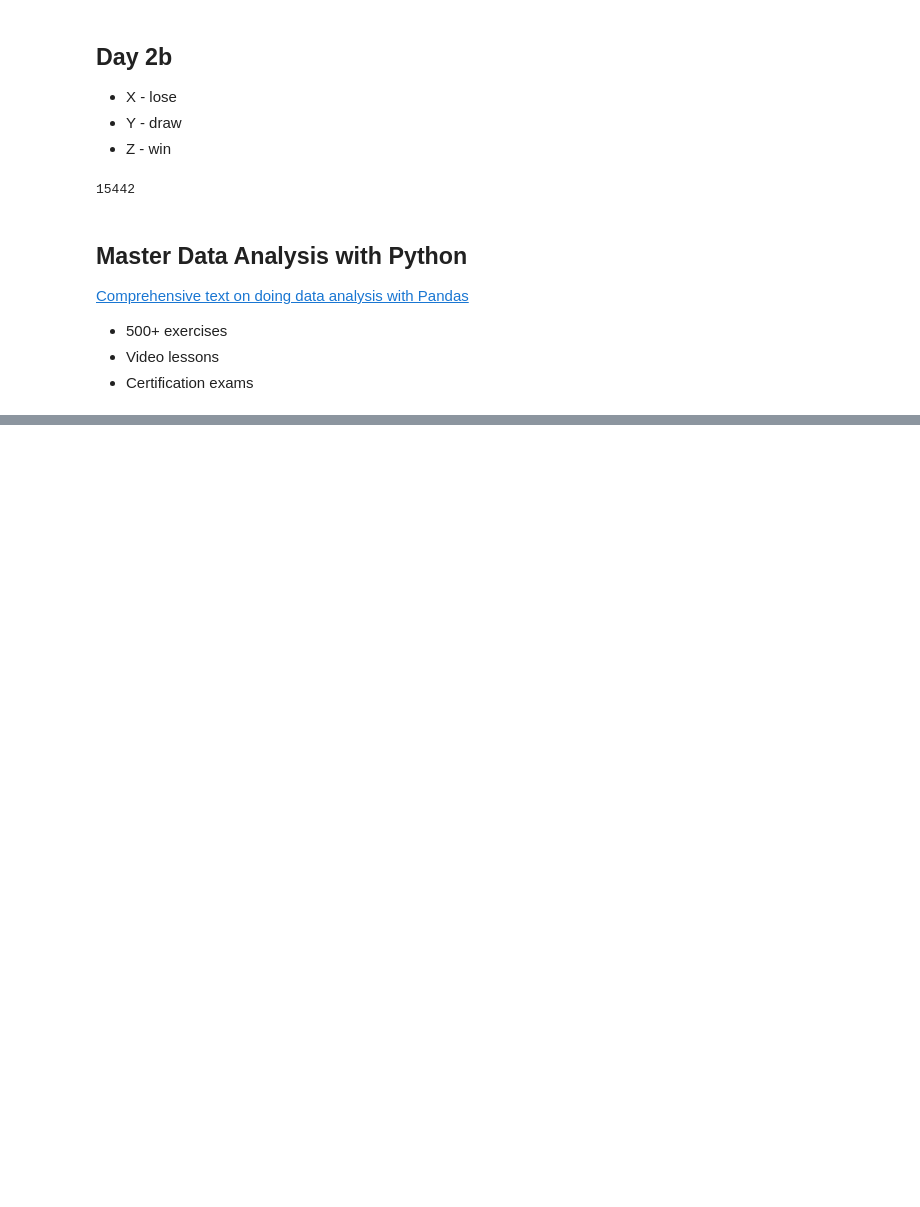
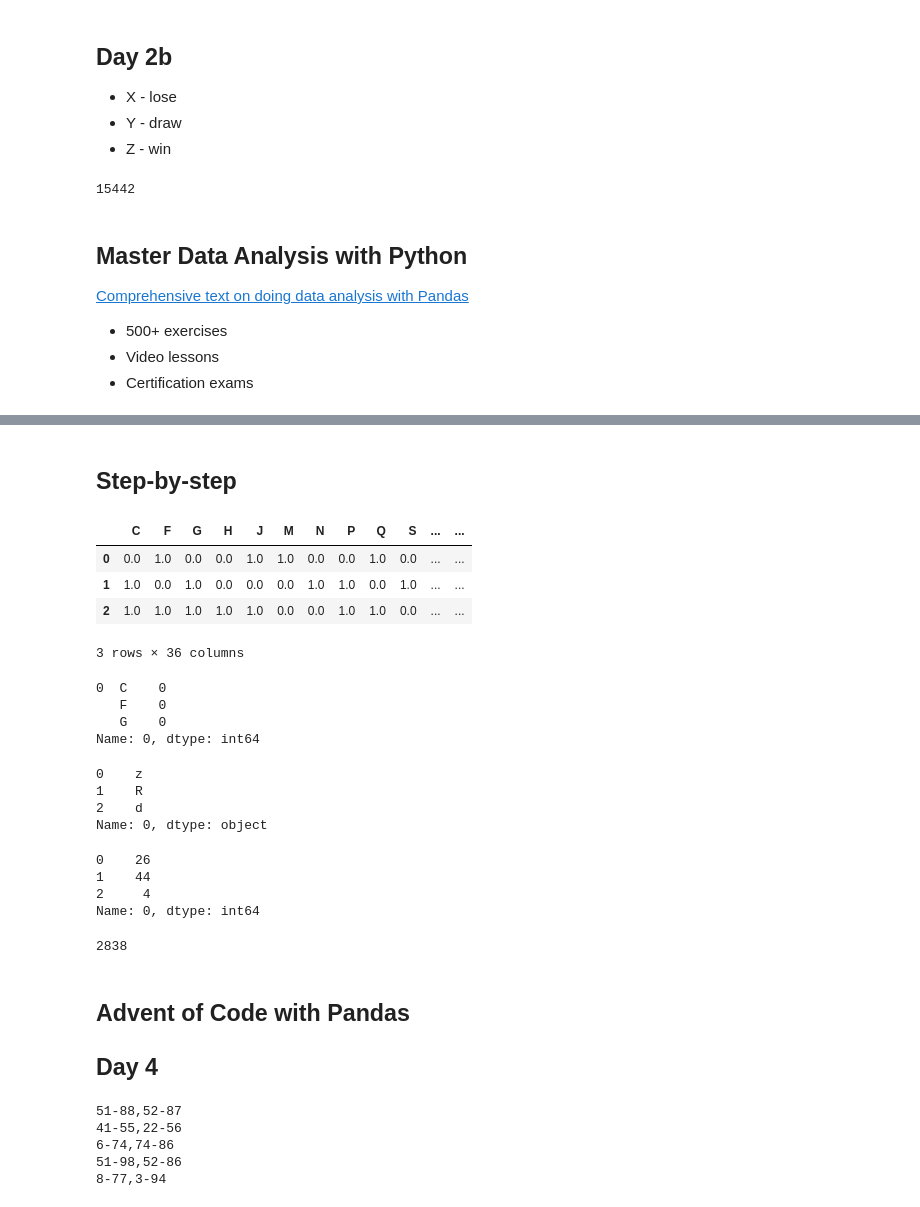
Before and after one commit to tdpetrou/Advent-of-Code-Pandas, a Jupyter notebook: 2022/Problems.ipynb, the cells around one changed output, grey strips where cells are left out. Cells and saved outputs as stored; diff of their text form; code cells hidden in the pictures; blank space fills up the shorter version.

```diff
--- a/2022/Problems.ipynb
+++ b/2022/Problems.ipynb
@@ -135,0 +290,55 @@ s.replace({'A X': 3,
+# %% [markdown]
+## Step-by-step
+# %%
+(s.groupby(groups)
+  .apply(lambda x: x.str.get_dummies(''))).head(3)
+# %% [output]
+|  | C | F | G | H | J | M | N | P | Q | S | ... | ... |
+| 0 | 0.0 | 1.0 | 0.0 | 0.0 | 1.0 | 1.0 | 0.0 | 0.0 | 1.0 | 0.0 | ... | ... |
+| 1 | 1.0 | 0.0 | 1.0 | 0.0 | 0.0 | 0.0 | 1.0 | 1.0 | 0.0 | 1.0 | ... | ... |
+| 2 | 1.0 | 1.0 | 1.0 | 1.0 | 1.0 | 0.0 | 0.0 | 1.0 | 1.0 | 0.0 | ... | ... |
+3 rows × 36 columns
+# %%
+(s.groupby(groups)
+  .apply(lambda x: x.str.get_dummies('').prod())).head(3)
+# %% [output]
+0  C    0
+   F    0
+   G    0
+Name: 0, dtype: int64
+# %%
+(s.groupby(groups)
+  .apply(lambda x: x.str.get_dummies('').prod().idxmax())).head(3)
+# %% [output]
+0    z
+1    R
+2    d
+Name: 0, dtype: object
+# %%
+(s.groupby(groups)
+  .apply(lambda x: x.str.get_dummies('').prod().idxmax())
+  .replace(letter_map)).head(3)
+# %% [output]
+0    26
+1    44
+2     4
+Name: 0, dtype: int64
+# %%
+(s.groupby(groups)
+  .apply(lambda x: x.str.get_dummies('').prod().idxmax())
+  .replace(letter_map)
+  .sum())
+# %% [output]
+2838
+# %% [markdown]
+## Advent of Code with Pandas
+
+## Day 4
+# %%
+display_data(day=4, n=5)
+# %% [output]
+51-88,52-87
+41-55,22-56
+6-74,74-86
+51-98,52-86
+8-77,3-94
```
Also changed, not shown: parts of 24 cells of this notebook, 2 other files.
